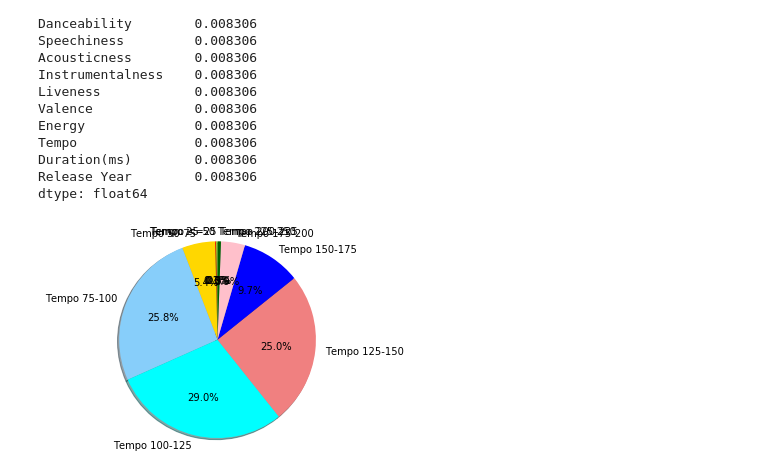
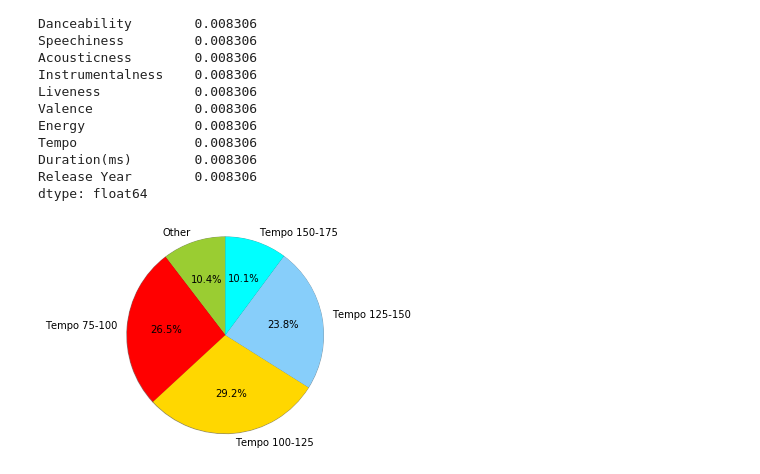
Before and after one commit to Erink8/Project1, a Jupyter notebook: track data - binned.ipynb, the cells around one changed output. Drawn from its saved outputs; the diff is of its cells as text; code cells hidden in the pictures.

Commit message:
tempo pie chart finalized

```diff
--- a/track data - binned.ipynb
+++ b/track data - binned.ipynb
@@ -280,17 +280,19 @@ Release Year        0.008306
 dtype: float64
 # %%
 #pie chart
-labels = ["Tempo <=25", "Tempo 25-50", "Tempo 50-75", "Tempo 75-100", "Tempo 100-125", "Tempo 125-150", "Tempo 150-175", "Tempo 175-200", "Tempo 200-225", "Tempo 225-250"]
-sizes = [  0.257475, 0.141196, 5.440199, 25.830565, 29.04485, 25.049834, 9.742525,
-        3.936877, 0.548173, 0.008306]
+#other includes "Tempo<=25 @ .265781%", "Tempo 25-50 @.207641%",
+#"Tempo 50-75 @5.456811%", "Tempo 175-200 @3.887043", Tempo 200-225 @.564784%", "Tempo 225-250 @.008306%"
+
+labels = ["Other", "Tempo 75-100", "Tempo 100-125", "Tempo 125-150", "Tempo 150-175"]
+sizes = [10.390366, 26.478405, 29.186047, 23.795681, 10.149502]
 colors = ['yellowgreen', 'red', 'gold', 'lightskyblue',
           'cyan','lightcoral','blue','pink', 'darkgreen',
           'yellow']
 fig1, ax1 = plt.subplots()
-ax1.pie(sizes, labels=labels, colors=colors, autopct='%1.1f%%', startangle=90, shadow=True, radius=1.2)
+ax1.pie(sizes, labels=labels, colors=colors, autopct='%1.1f%%', startangle=90, shadow=True, radius=10)
 ax1.axis('equal')
 
-
+plt.savefig("Images/tempo-pie.png")
 plt.show()
 # %% [output]
-[figure, old version]
+[figure, new version]
```
Also changed, not shown: parts of 12 cells of this notebook, 1 other file.
